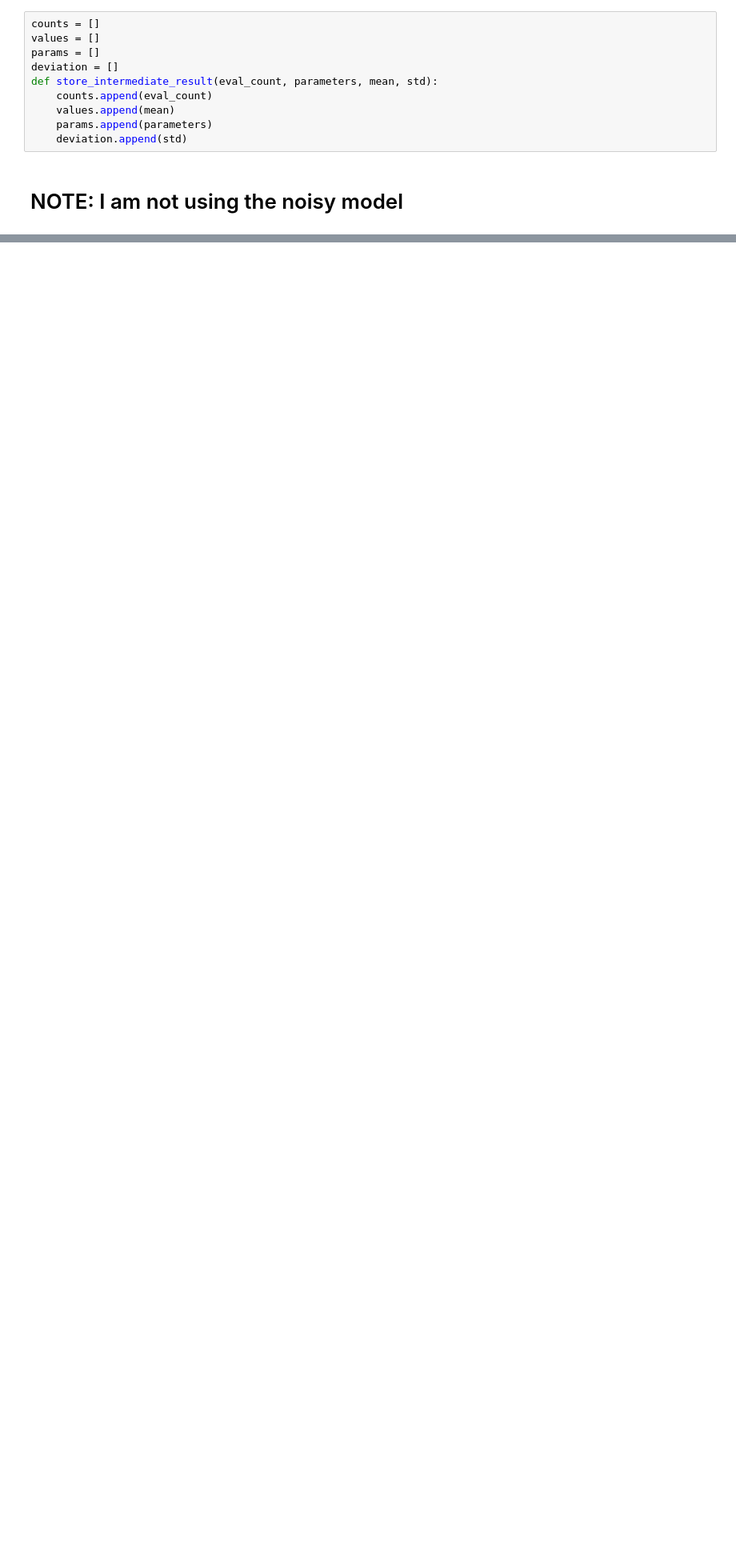
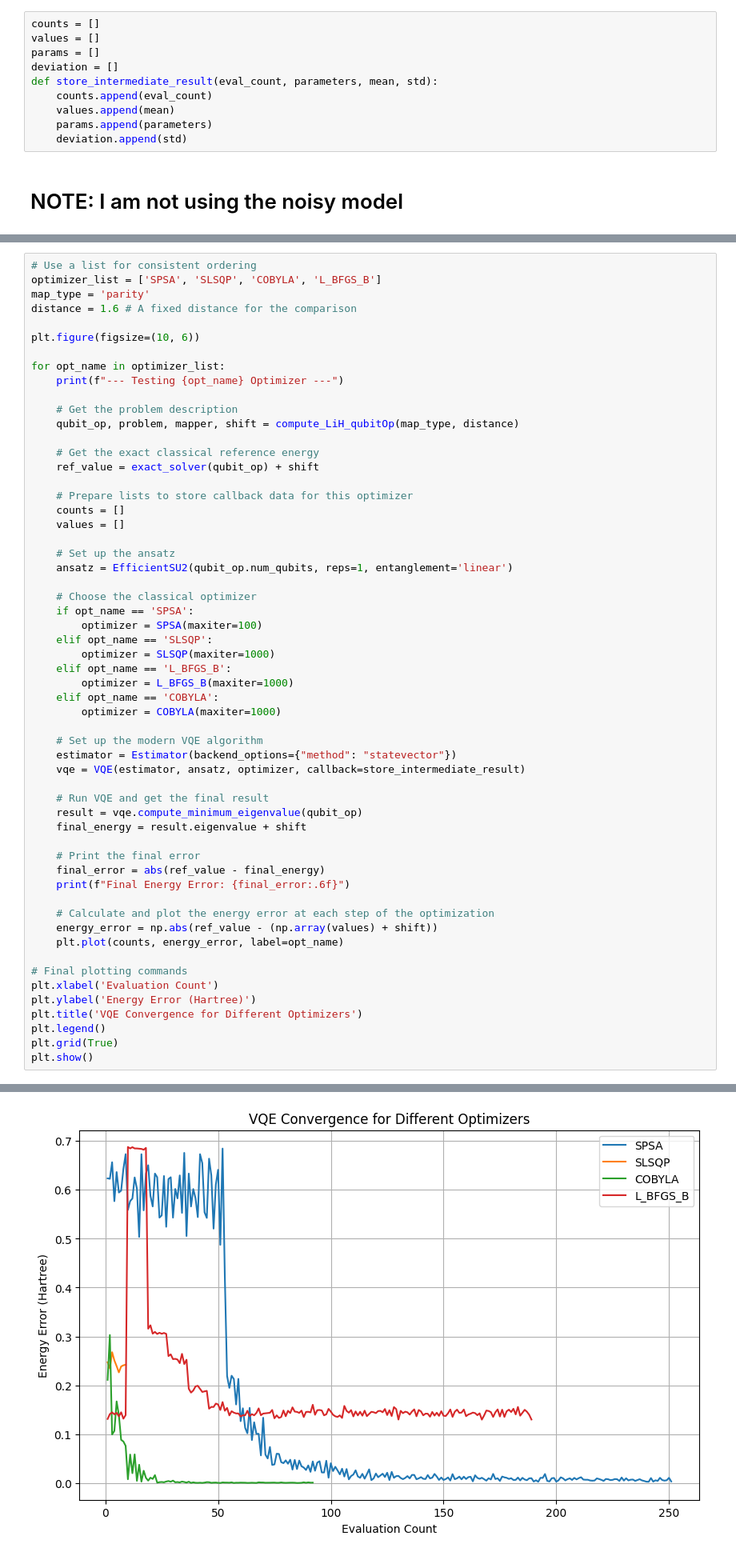
Before and after one commit to nanli9/Quantum-Hackathon, a Jupyter notebook: simulatingLiH.ipynb, the cells around one changed output, grey strips where cells are left out. Shown at 80% size. Drawn from its saved outputs; the diff is of its cells as text; blank space fills up the shorter version.

```diff
--- a/simulatingLiH.ipynb
+++ b/simulatingLiH.ipynb
@@ -530,0 +335,58 @@ that they have been altered from the originals.
+# %%
+# Use a list for consistent ordering
+optimizer_list = ['SPSA', 'SLSQP', 'COBYLA', 'L_BFGS_B']
+map_type = 'parity'
+distance = 1.6 # A fixed distance for the comparison
+
+plt.figure(figsize=(10, 6))
+
+for opt_name in optimizer_list:
+    print(f"--- Testing {opt_name} Optimizer ---")
+
+    # Get the problem description
+    qubit_op, problem, mapper, shift = compute_LiH_qubitOp(map_type, distance)
+
+    # Get the exact classical reference energy
+    ref_value = exact_solver(qubit_op) + shift
+
+    # Prepare lists to store callback data for this optimizer
+    counts = []
+    values = []
+
+    # Set up the ansatz
+    ansatz = EfficientSU2(qubit_op.num_qubits, reps=1, entanglement='linear')
+
+    # Choose the classical optimizer
+    if opt_name == 'SPSA':
+        optimizer = SPSA(maxiter=100)
+    elif opt_name == 'SLSQP':
+        optimizer = SLSQP(maxiter=1000)
+    elif opt_name == 'L_BFGS_B':
+        optimizer = L_BFGS_B(maxiter=1000)
+    elif opt_name == 'COBYLA':
+        optimizer = COBYLA(maxiter=1000)
+
+    # Set up the modern VQE algorithm
+    estimator = Estimator(backend_options={"method": "statevector"})
+    vqe = VQE(estimator, ansatz, optimizer, callback=store_intermediate_result)
+
+    # Run VQE and get the final result
+    result = vqe.compute_minimum_eigenvalue(qubit_op)
+    final_energy = result.eigenvalue + shift
+
+    # Print the final error
+    final_error = abs(ref_value - final_energy)
+    print(f"Final Energy Error: {final_error:.6f}")
+
+    # Calculate and plot the energy error at each step of the optimization
+    energy_error = np.abs(ref_value - (np.array(values) + shift))
+    plt.plot(counts, energy_error, label=opt_name)
+
+# Final plotting commands
+plt.xlabel('Evaluation Count')
+plt.ylabel('Energy Error (Hartree)')
+plt.title('VQE Convergence for Different Optimizers')
+plt.legend()
+plt.grid(True)
+plt.show()
+# %% [output]
@@ -530,0 +410 @@ that they have been altered from the originals.
+[figure, added]
```
Also changed, not shown: parts of 18 cells of this notebook.
